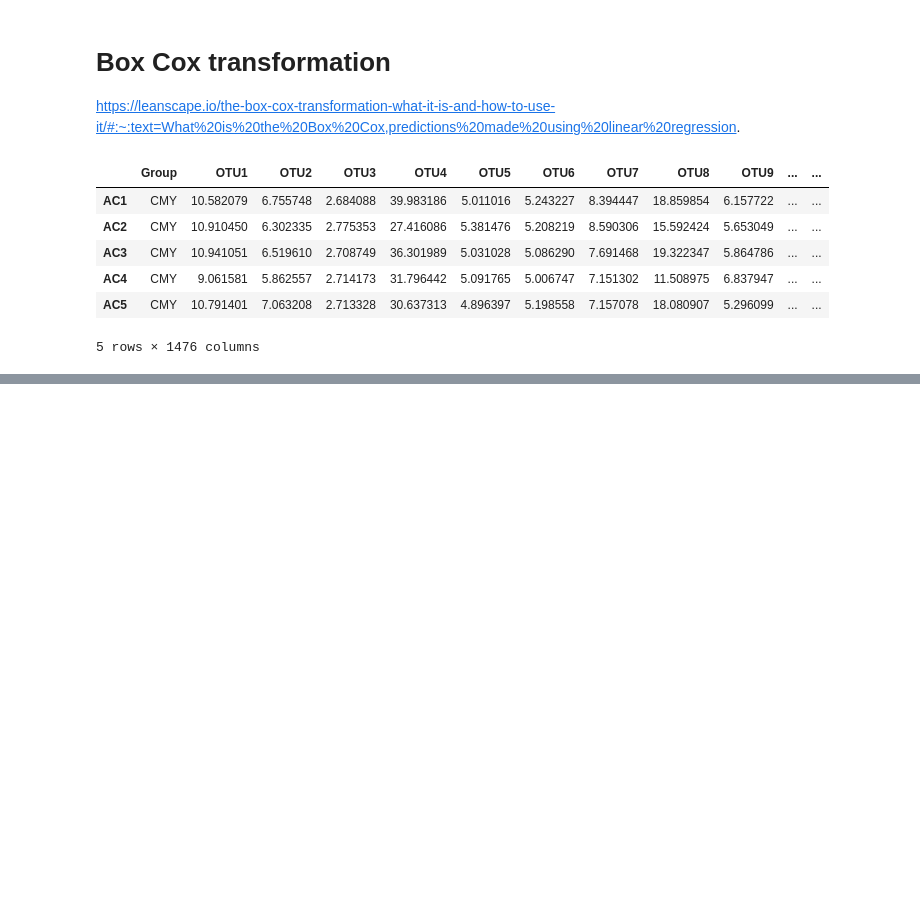
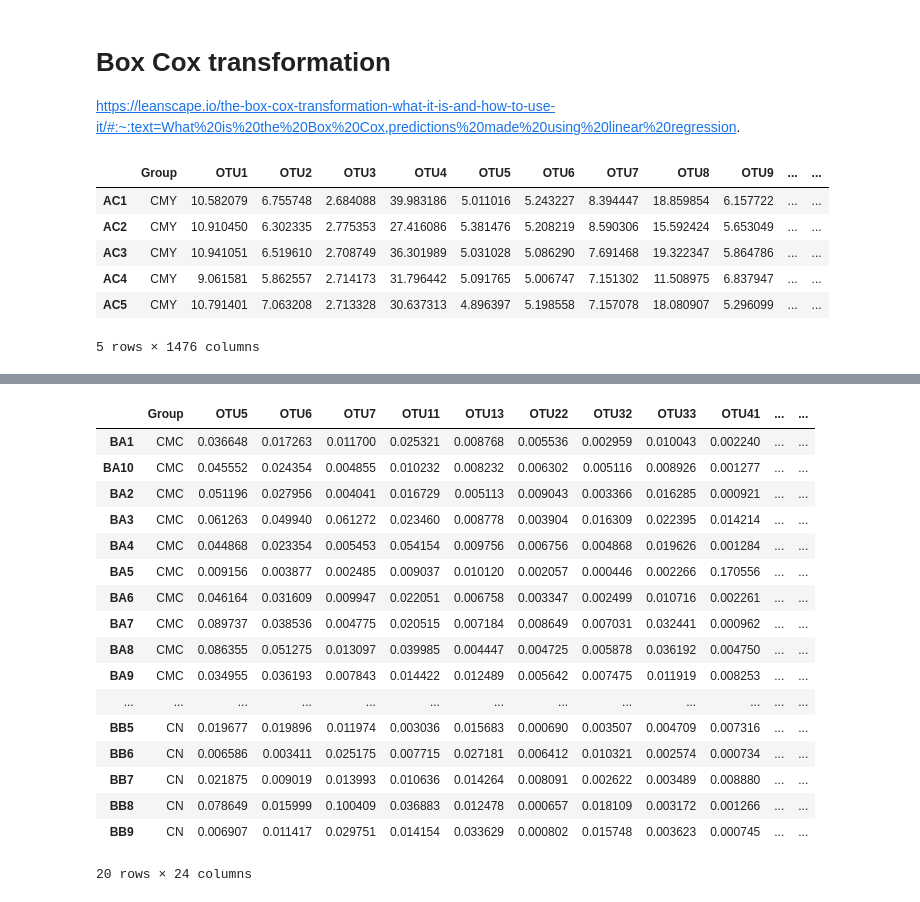
Before and after one commit to 100ika/rats27.07, a Jupyter notebook: OTU27.07.ipynb, the cells around one changed output, grey strips where cells are left out. Cells and saved outputs as stored; diff of their text form; code cells hidden in the pictures; blank space fills up the shorter version.

```diff
--- a/OTU27.07.ipynb
+++ b/OTU27.07.ipynb
@@ -394,0 +232,5 @@ results
+# %%
+less_zero_five_transposed = less_zero_five.T
+less_zero_five_transposed.columns = less_zero_five_transposed.iloc[0]
+less_zero_five_transposed = less_zero_five_transposed[1:]
+less_zero_five_transposed
@@ -394,0 +243,35 @@ results
+# %%
+# Импортируем библиотеку pandas
+import pandas as pd
+
+# Сначала получим список всех OTU в merged_deleted_cmc_rel
+all_otus_in_merged = merged_deleted_cmc_rel.columns.to_list()
+
+# Затем получим список всех OTU в less_zero_five_transposed
+otus_in_less_zero_five_transposed = less_zero_five_transposed.columns.to_list()
+
+# Определим, какие OTU присутствуют в merged_deleted_cmc_rel, но отсутствуют в less_zero_five_transposed
+otus_to_drop = [otu for otu in all_otus_in_merged if otu not in otus_in_less_zero_five_transposed and otu != 'Group']
+
+# Теперь удалим эти столбцы из merged_deleted_cmc_rel
+merged_deleted_cmc_rel_dropped = merged_deleted_cmc_rel.drop(columns=otus_to_drop)
+merged_deleted_cmc_rel_dropped
+# %% [output]
+|  | Group | OTU5 | OTU6 | OTU7 | OTU11 | OTU13 | OTU22 | OTU32 | OTU33 | OTU41 | ... | ... |
+| BA1 | CMC | 0.036648 | 0.017263 | 0.011700 | 0.025321 | 0.008768 | 0.005536 | 0.002959 | 0.010043 | 0.002240 | ... | ... |
+| BA10 | CMC | 0.045552 | 0.024354 | 0.004855 | 0.010232 | 0.008232 | 0.006302 | 0.005116 | 0.008926 | 0.001277 | ... | ... |
+| BA2 | CMC | 0.051196 | 0.027956 | 0.004041 | 0.016729 | 0.005113 | 0.009043 | 0.003366 | 0.016285 | 0.000921 | ... | ... |
+| BA3 | CMC | 0.061263 | 0.049940 | 0.061272 | 0.023460 | 0.008778 | 0.003904 | 0.016309 | 0.022395 | 0.014214 | ... | ... |
+| BA4 | CMC | 0.044868 | 0.023354 | 0.005453 | 0.054154 | 0.009756 | 0.006756 | 0.004868 | 0.019626 | 0.001284 | ... | ... |
+| BA5 | CMC | 0.009156 | 0.003877 | 0.002485 | 0.009037 | 0.010120 | 0.002057 | 0.000446 | 0.002266 | 0.170556 | ... | ... |
+| BA6 | CMC | 0.046164 | 0.031609 | 0.009947 | 0.022051 | 0.006758 | 0.003347 | 0.002499 | 0.010716 | 0.002261 | ... | ... |
+| BA7 | CMC | 0.089737 | 0.038536 | 0.004775 | 0.020515 | 0.007184 | 0.008649 | 0.007031 | 0.032441 | 0.000962 | ... | ... |
+| BA8 | CMC | 0.086355 | 0.051275 | 0.013097 | 0.039985 | 0.004447 | 0.004725 | 0.005878 | 0.036192 | 0.004750 | ... | ... |
+| BA9 | CMC | 0.034955 | 0.036193 | 0.007843 | 0.014422 | 0.012489 | 0.005642 | 0.007475 | 0.011919 | 0.008253 | ... | ... |
+| ... | ... | ... | ... | ... | ... | ... | ... | ... | ... | ... | ... | ... |
+| BB5 | CN | 0.019677 | 0.019896 | 0.011974 | 0.003036 | 0.015683 | 0.000690 | 0.003507 | 0.004709 | 0.007316 | ... | ... |
+| BB6 | CN | 0.006586 | 0.003411 | 0.025175 | 0.007715 | 0.027181 | 0.006412 | 0.010321 | 0.002574 | 0.000734 | ... | ... |
+| BB7 | CN | 0.021875 | 0.009019 | 0.013993 | 0.010636 | 0.014264 | 0.008091 | 0.002622 | 0.003489 | 0.008880 | ... | ... |
+| BB8 | CN | 0.078649 | 0.015999 | 0.100409 | 0.036883 | 0.012478 | 0.000657 | 0.018109 | 0.003172 | 0.001266 | ... | ... |
+| BB9 | CN | 0.006907 | 0.011417 | 0.029751 | 0.014154 | 0.033629 | 0.000802 | 0.015748 | 0.003623 | 0.000745 | ... | ... |
+20 rows × 24 columns
```
Also changed, not shown: parts of 19 cells of this notebook, 9 other files.
